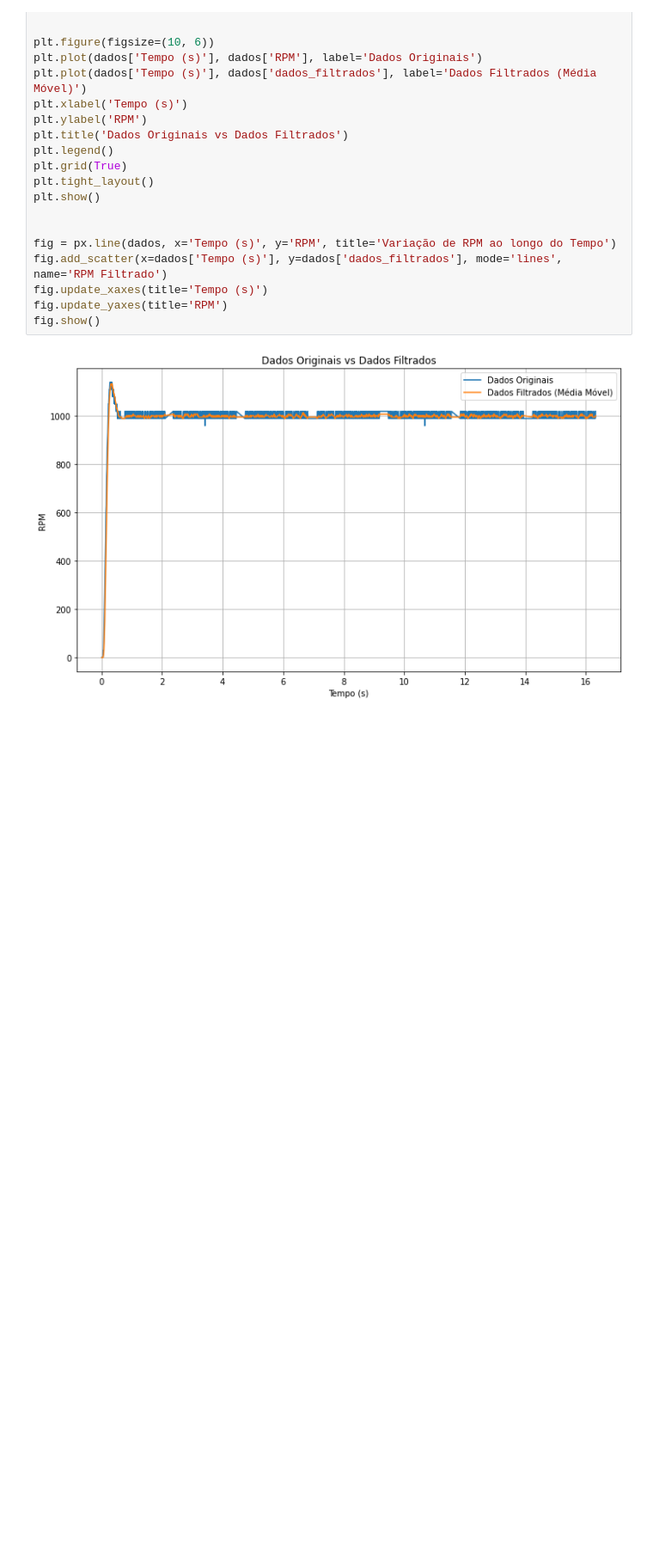
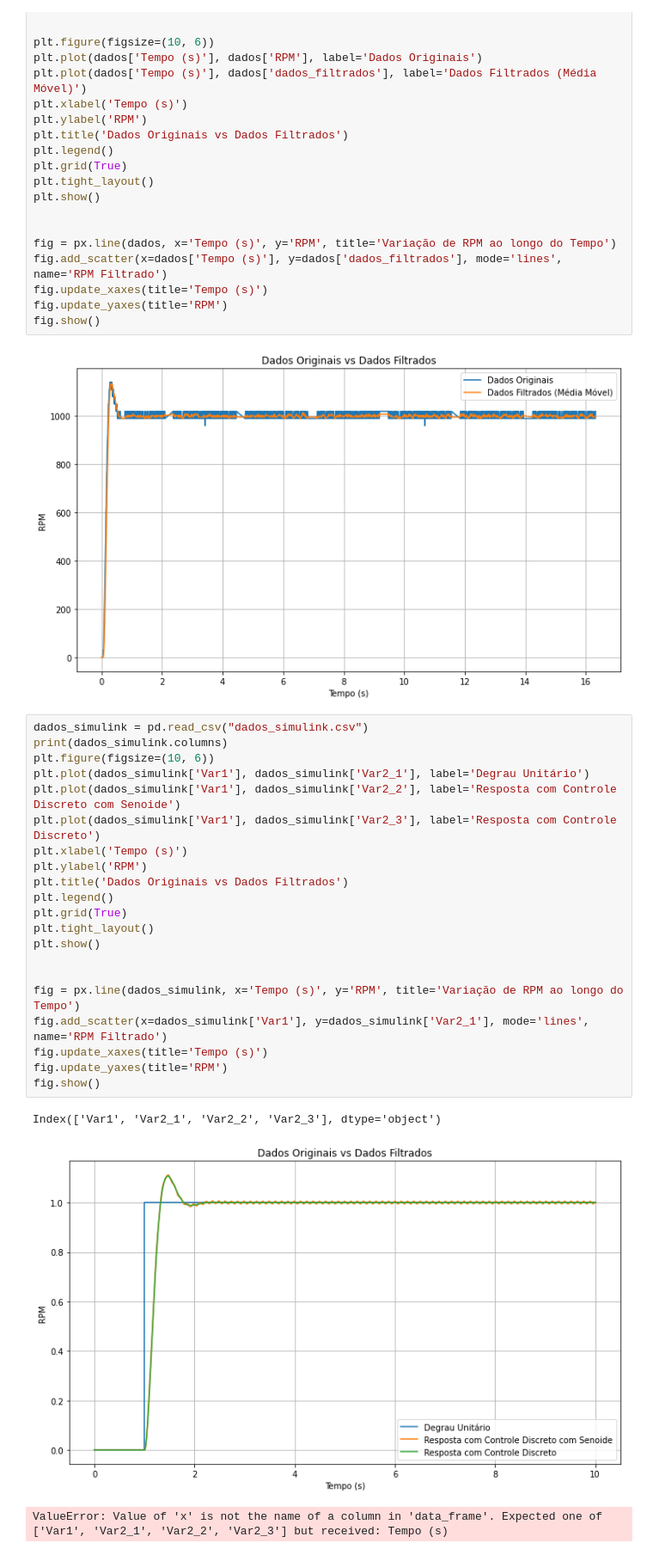
Before and after one commit to Camandaroba06/coleta_dados_labControle, a Jupyter notebook: plot_dados_motor.ipynb, the cells around one changed output. Shown at 86% size. Cells and saved outputs as stored; diff of their text form; blank space fills up the shorter version.

Commit message:
Gráfico do simulink no python

```diff
--- a/plot_dados_motor.ipynb
+++ b/plot_dados_motor.ipynb
@@ -57,3 +57,28 @@ fig.update_yaxes(title='RPM')
 fig.show()
 # %% [output]
 [figure]
+# %%
+dados_simulink = pd.read_csv("dados_simulink.csv")
+print(dados_simulink.columns)
+plt.figure(figsize=(10, 6))
+plt.plot(dados_simulink['Var1'], dados_simulink['Var2_1'], label='Degrau Unitário')
+plt.plot(dados_simulink['Var1'], dados_simulink['Var2_2'], label='Resposta com Controle Discreto com Senoide')
+plt.plot(dados_simulink['Var1'], dados_simulink['Var2_3'], label='Resposta com Controle Discreto')
+plt.xlabel('Tempo (s)')
+plt.ylabel('RPM')
+plt.title('Dados Originais vs Dados Filtrados')
+plt.legend()
+plt.grid(True)
+plt.tight_layout()
+plt.show()
+
+
+fig = px.line(dados_simulink, x='Tempo (s)', y='RPM', title='Variação de RPM ao longo do Tempo')
+fig.add_scatter(x=dados_simulink['Var1'], y=dados_simulink['Var2_1'], mode='lines', name='RPM Filtrado')
+fig.update_xaxes(title='Tempo (s)')
+fig.update_yaxes(title='RPM')
+fig.show()
+# %% [output]
+Index(['Var1', 'Var2_1', 'Var2_2', 'Var2_3'], dtype='object')
+[figure, added]
+ValueError: Value of 'x' is not the name of a column in 'data_frame'. Expected one of ['Var1', 'Var2_1', 'Var2_2', 'Var2_3'] but received: Tempo (s)
```
